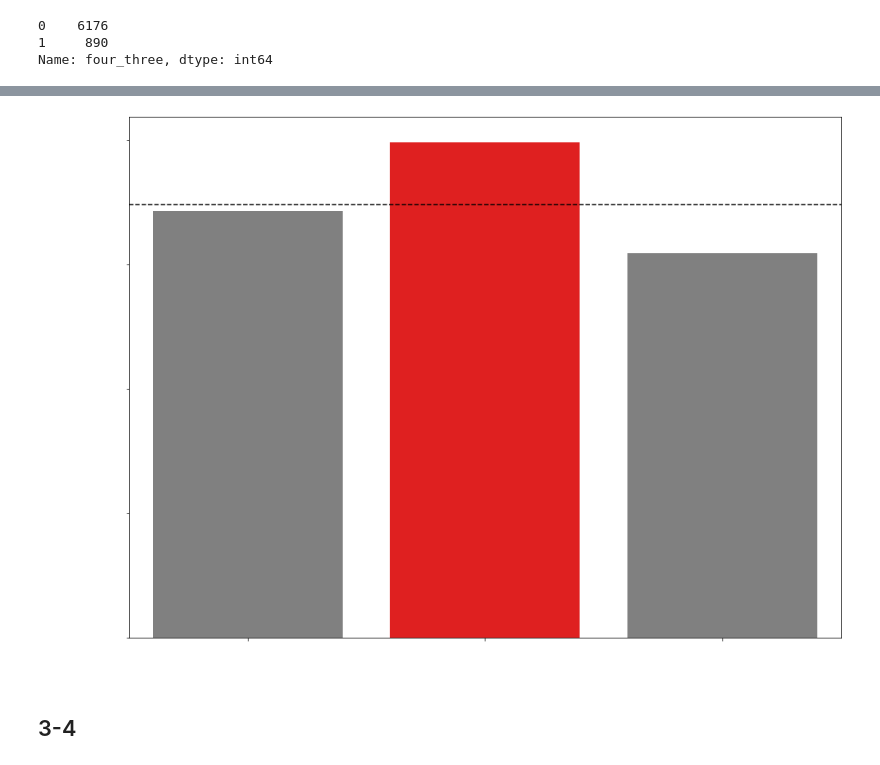
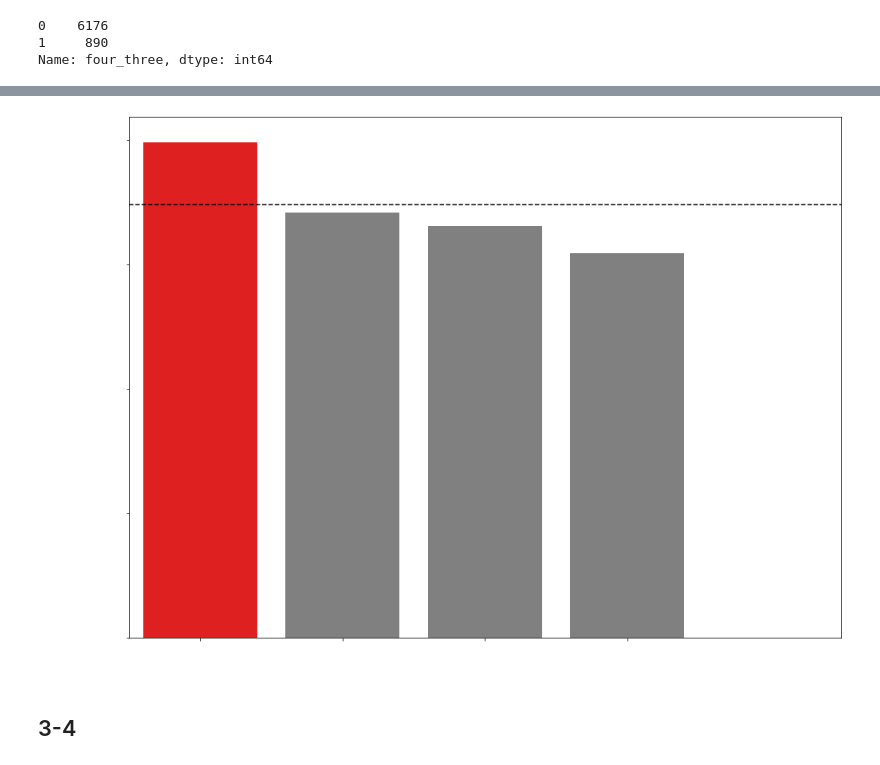
Before and after one commit to Fourth-and-Four/NFL-Big-Data-Bowl-2021, a Jupyter notebook: gn_graphs.ipynb, the cells around one changed output, grey strips where cells are left out. Saved outputs shown, nothing was run; the diff lists cells and outputs as text; code cells hidden in the pictures.

Commit message:
editing defensive formations graph

```diff
--- a/gn_graphs.ipynb
+++ b/gn_graphs.ipynb
@@ -162,8 +166,10 @@ def label_formations(row):
         return 'four_three'
     if row['dime'] == 1:
         return 'dime'
-
-    return 'Other'
+    if row['three_four'] == 1 :
+        return 'three_four'
+    if row['nickel'] == 1:
+        return 'nickel'
 # %%
 dime43['off_formation'] = df.apply (lambda row: label_formations(row), axis=1)
 # %%
@@ -175 +182,3 @@ four_three     890
 Name: off_formation, dtype: int64
+# %%
+formations = dime43[['dime', 'nickel', 'three_four', 'four_three', 'pass_stopped']]
@@ -176,20 +201,20 @@ Name: off_formation, dtype: int64
 # %%
 plt.rc("figure", figsize=(16, 12))
-clrs = ['grey', 'red', 'grey']
+clrs = ['red', 'grey', 'grey', 'grey']
 
-ax = sns.barplot(data=dime43,x='off_formation', y='pass_stopped', ci=None, palette = clrs)
-plt.xticks([0,1,2], ['Other Formation', 'Dime', '4-3'], size = 30, c='white' )
+ax=sns.barplot(data=dime43,x='off_formation', y='pass_stopped', ci=None, palette = clrs, order=formations.sort_values('pass_stopped',ascending = False))
+plt.xticks([0,1,2,3], ['Dime', 'Nickel', '3-4', '4-3'], size = 30, c='white' )
 plt.xlabel('', size = 30, c='white' )
-plt.ylabel('% Passes Stopped', size = 30, c='white' )
+plt.ylabel('% Passes Stopped', size = 30, c='white')
 plt.yticks(scipy.arange(0,.5,0.1),  size = 30, c ='white')
 vals = ax.get_yticks()
 ax.yaxis.set_major_formatter(PercentFormatter(1.0))
 ax.set_yticklabels(['{:,.0%}'.format(x) for x in vals])
 ax.axhline(.348, ls='--', c = 'black')
 plt.title("",  size = 40, )
 plt.show()
 # %% [output]
-[figure, old version]
+[figure, new version]
 # %% [markdown]
 ## 3-4
 # %%
```
Also changed, not shown: parts of 5 cells of this notebook.
